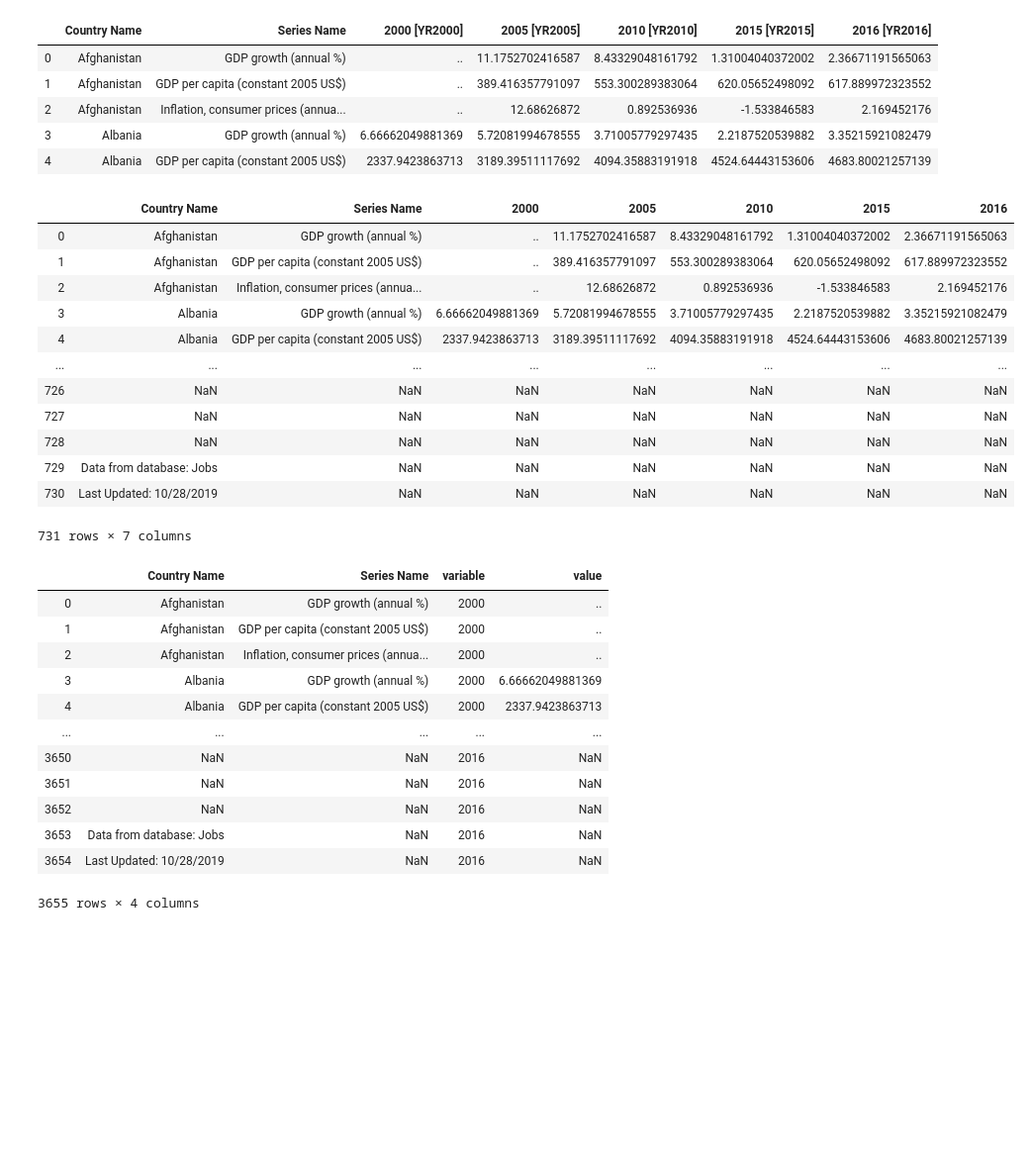
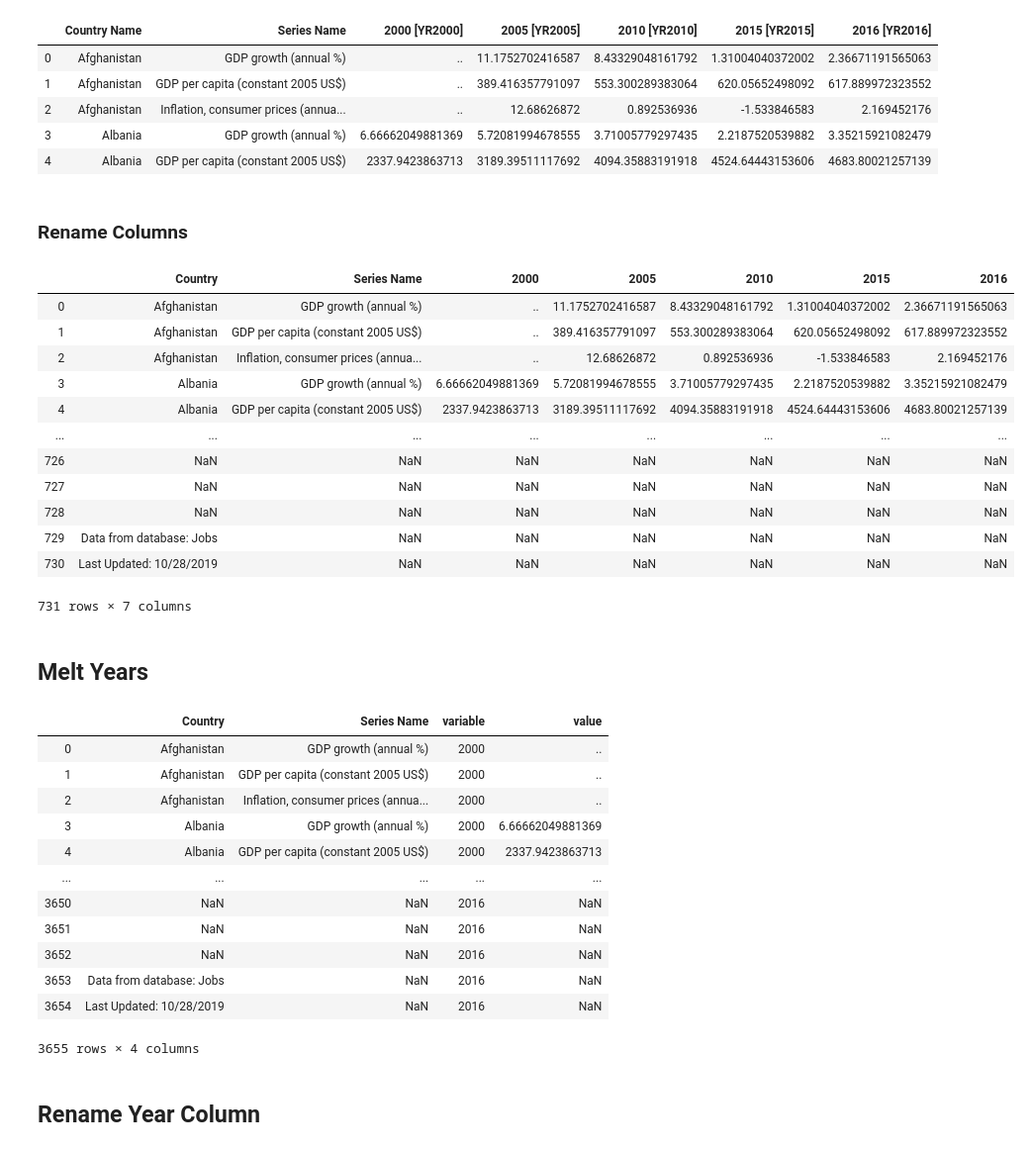
Before and after one commit to UncleBacon/ETL_Project, a Jupyter notebook: Jupyter Notebooks/economic.ipynb, the cells around one changed output. Shown at 99% size. Saved outputs shown, nothing was run; the diff lists cells and outputs as text; code cells hidden in the pictures; blank space fills up the shorter version.

```diff
--- a/Jupyter Notebooks/economic.ipynb
+++ b/Jupyter Notebooks/economic.ipynb
@@ -27,12 +28,14 @@ new_economic_df.head()
 | 2 | Afghanistan | Inflation, consumer prices (annua... | .. | 12.68626872 | 0.892536936 | -1.533846583 | 2.169452176 |
 | 3 | Albania | GDP growth (annual %) | 6.66662049881369 | 5.72081994678555 | 3.71005779297435 | 2.2187520539882 | 3.35215921082479 |
 | 4 | Albania | GDP per capita (constant 2005 US$) | 2337.9423863713 | 3189.39511117692 | 4094.35883191918 | 4524.64443153606 | 4683.80021257139 |
+# %% [markdown]
+### Rename Columns
 # %%
-new_economic_df = new_economic_df.rename(columns={"2000 [YR2000]": 2000, "2005 [YR2005]": 2005, "2010 [YR2010]": 2010,
+new_economic_df = new_economic_df.rename(columns={"Country Name" : "Country", "2000 [YR2000]": 2000, "2005 [YR2005]": 2005, "2010 [YR2010]": 2010,
                                                   "2015 [YR2015]": 2015, "2016 [YR2016]": 2016})
 new_economic_df
 # %% [output]
-|  | Country Name | Series Name | 2000 | 2005 | 2010 | 2015 | 2016 |
+|  | Country | Series Name | 2000 | 2005 | 2010 | 2015 | 2016 |
 | 0 | Afghanistan | GDP growth (annual %) | .. | 11.1752702416587 | 8.43329048161792 | 1.31004040372002 | 2.36671191565063 |
 | 1 | Afghanistan | GDP per capita (constant 2005 US$) | .. | 389.416357791097 | 553.300289383064 | 620.05652498092 | 617.889972323552 |
 | 2 | Afghanistan | Inflation, consumer prices (annua... | .. | 12.68626872 | 0.892536936 | -1.533846583 | 2.169452176 |
@@ -45,11 +48,13 @@ new_economic_df
 | 729 | Data from database: Jobs | NaN | NaN | NaN | NaN | NaN | NaN |
 | 730 | Last Updated: 10/28/2019 | NaN | NaN | NaN | NaN | NaN | NaN |
 731 rows × 7 columns
+# %% [markdown]
+## Melt Years
 # %%
-new_economic_df = pd.melt(new_economic_df, id_vars=['Country Name', "Series Name"], value_vars=[2000, 2005, 2010, 2015,2016])
+new_economic_df = pd.melt(new_economic_df, id_vars=['Country', "Series Name"], value_vars=[2000, 2005, 2010, 2015,2016])
 new_economic_df
 # %% [output]
-|  | Country Name | Series Name | variable | value |
+|  | Country | Series Name | variable | value |
 | 0 | Afghanistan | GDP growth (annual %) | 2000 | .. |
 | 1 | Afghanistan | GDP per capita (constant 2005 US$) | 2000 | .. |
 | 2 | Afghanistan | Inflation, consumer prices (annua... | 2000 | .. |
@@ -62,6 +67,8 @@ new_economic_df
 | 3653 | Data from database: Jobs | NaN | 2016 | NaN |
 | 3654 | Last Updated: 10/28/2019 | NaN | 2016 | NaN |
 3655 rows × 4 columns
+# %% [markdown]
+## Rename Year Column
 # %%
 new_economic_df = new_economic_df.rename(columns={"Country Name": "Country", "variable": "Year"})
 new_economic_df
```
Also changed, not shown: parts of 17 cells of this notebook, 2 other files.
